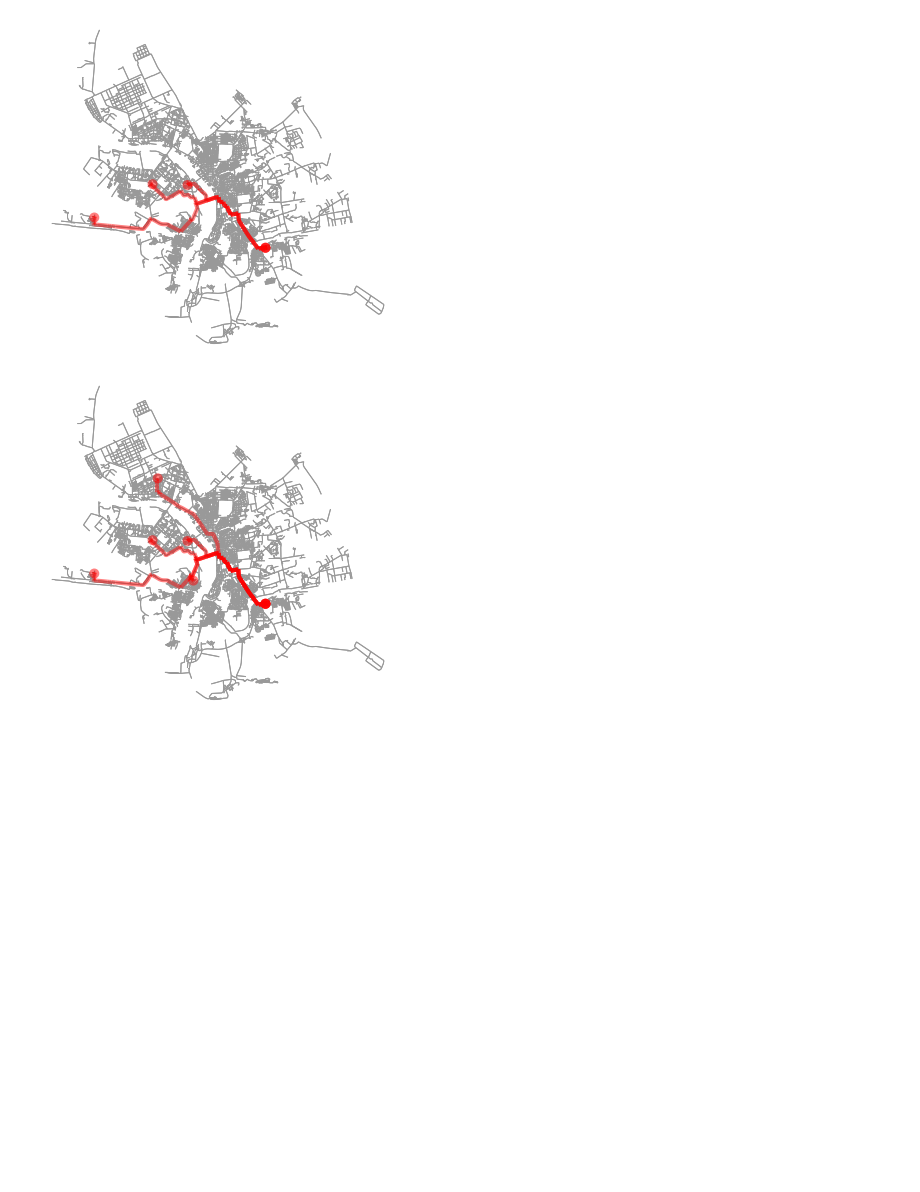
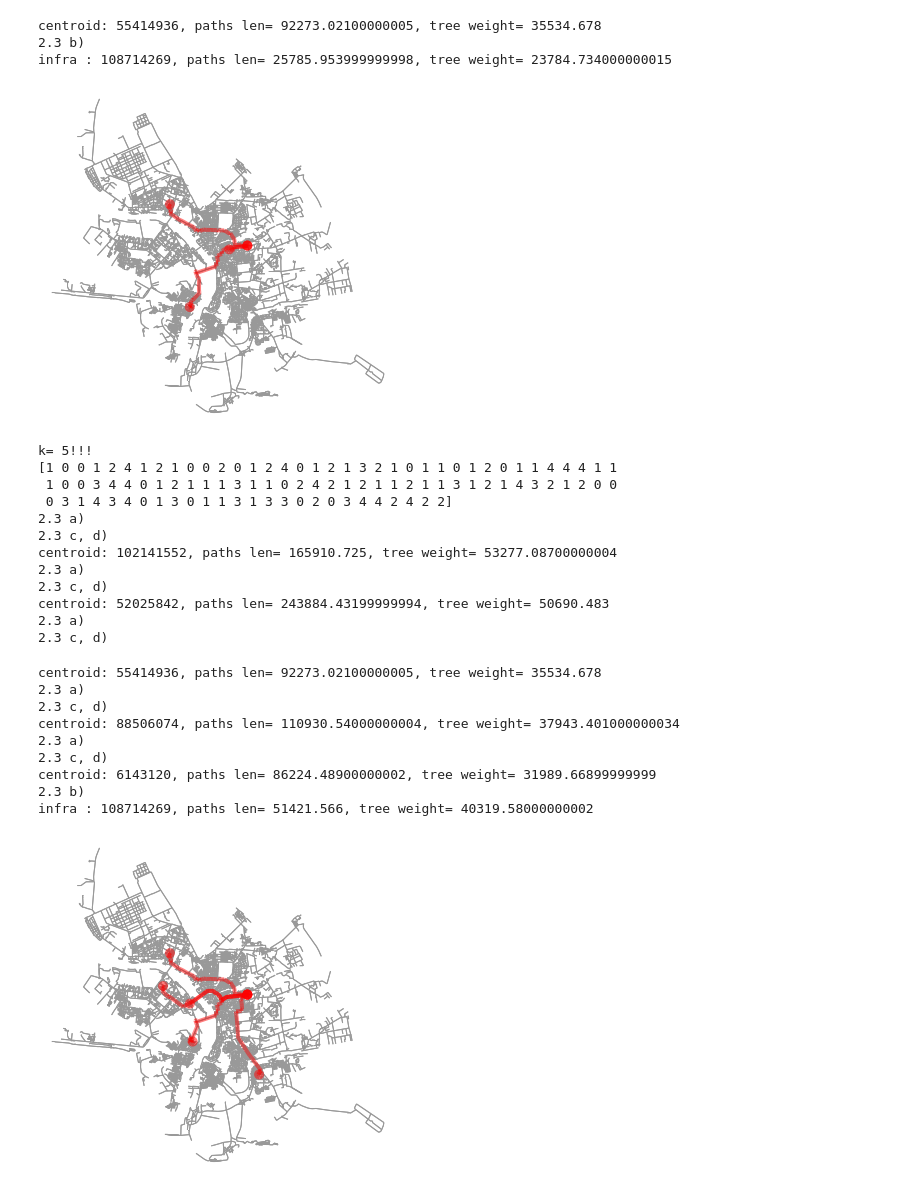
Before and after one commit to VsevolodTrofimov/omsk-graph, a Jupyter notebook: tasks/tasks_2.2_2.4.ipynb, the cells around one changed output. Drawn from its saved outputs; the diff is of its cells as text; code cells hidden in the pictures; blank space fills up the shorter version.

```diff
--- a/tasks/tasks_2.2_2.4.ipynb
+++ b/tasks/tasks_2.2_2.4.ipynb
@@ -37,14 +37,14 @@ for k in [2, 3, 5]:
         centroids.append(cluster[get_centroid(cluster_coords)])
         # 2.3 c,d)
         print(f"2.3 c, d)")
-        routes = lib.getFormSingleToManyPaths(G, centroids[-1], cluster, speed)
+        routes = lib.getFromSingleToManyPaths(G, centroids[-1], cluster, speed)
         paths_length = sum(route['length'] for route in routes.values())
         routes = [route['route'] for route in routes.values()]
         tree = lib.routes_to_tree(G, routes)
         print(f"centroid: {centroids[-1]}, paths len= {paths_length}, tree weight= {tree['weight']}")
     # 2.3 b)
     print(f"2.3 b)")
-    routes = lib.getFormSingleToManyPaths(G, infra, centroids, speed)
+    routes = lib.getFromSingleToManyPaths(G, infra, centroids, speed)
     paths_length = sum(route['length'] for route in routes.values())
     routes = [route['route'] for route in routes.values()]
     tree = lib.routes_to_tree(G, routes)
@@ -74,2 +81,26 @@ infra : 238524485, paths len= 92708.43200000002, tree weight= 48423.07999999998
+centroid: 55414936, paths len= 92273.02100000005, tree weight= 35534.678
+2.3 b)
+infra : 108714269, paths len= 25785.953999999998, tree weight= 23784.734000000015
-[figure, old version]
+[figure, new version]
+k= 5!!!
+[1 0 0 1 2 4 1 2 1 0 0 2 0 1 2 4 0 1 2 1 3 2 1 0 1 1 0 1 2 0 1 1 4 4 4 1 1
+ 1 0 0 3 4 4 0 1 2 1 1 1 3 1 1 0 2 4 2 1 2 1 1 2 1 1 3 1 2 1 4 3 2 1 2 0 0
+ 0 3 1 4 3 4 0 1 3 0 1 1 3 1 3 3 0 2 0 3 4 4 2 4 2 2]
+2.3 a)
+2.3 c, d)
+centroid: 102141552, paths len= 165910.725, tree weight= 53277.08700000004
+2.3 a)
+2.3 c, d)
+centroid: 52025842, paths len= 243884.43199999994, tree weight= 50690.483
+2.3 a)
+2.3 c, d)
+centroid: 55414936, paths len= 92273.02100000005, tree weight= 35534.678
+2.3 a)
+2.3 c, d)
+centroid: 88506074, paths len= 110930.54000000004, tree weight= 37943.401000000034
+2.3 a)
+2.3 c, d)
+centroid: 6143120, paths len= 86224.48900000002, tree weight= 31989.66899999999
+2.3 b)
+infra : 108714269, paths len= 51421.566, tree weight= 40319.58000000002
-[figure, old version]
+[figure, new version]
```
Also changed, not shown: parts of 2 cells of this notebook, 6 other files.
